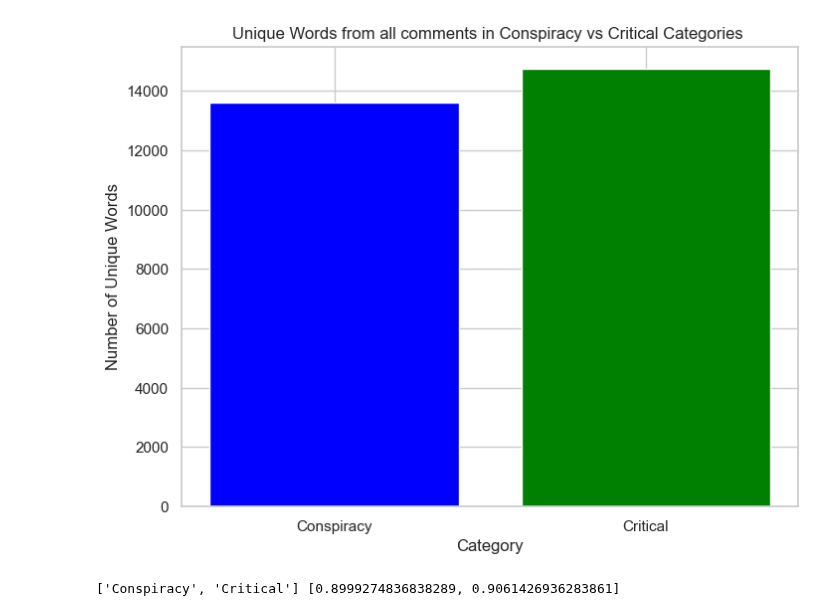
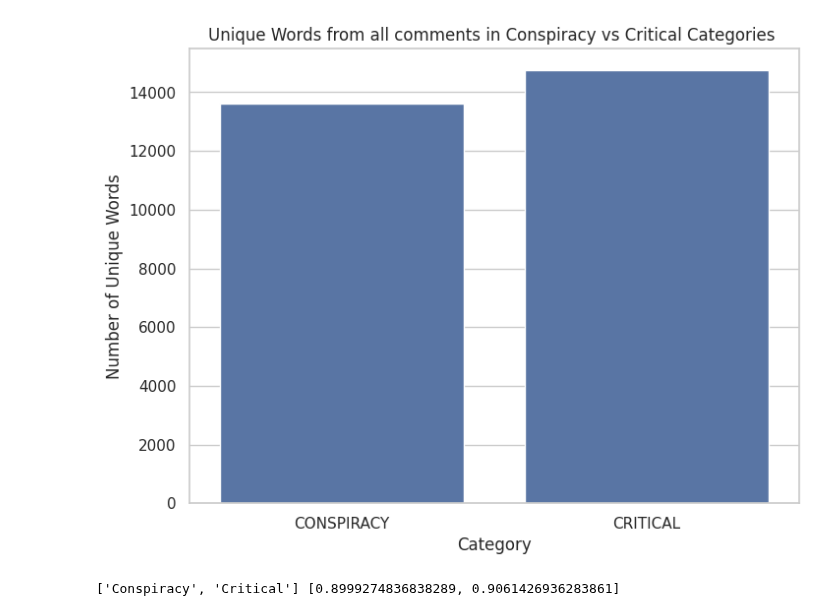
Before and after one commit to erikrubinov/nlp_project, a Jupyter notebook: src/task_1.ipynb, the cells around one changed output. Saved outputs shown, nothing was run; the diff lists cells and outputs as text; code cells hidden in the pictures.

Commit message:
start with re-work task 1, add saved figures

```diff
--- a/src/task_1.ipynb
+++ b/src/task_1.ipynb
@@ -83,9 +83,6 @@ def categorize_length(length):
         return '801-900'
     else:
         return '901+'  # Adjusted to correctly include all longer comments
-
-# Read JSON data
-data = json.loads(open("Oppositional_thinking_analysis_dataset.json").read())
 
 CONSPIRACY = []
 CRITICAL = []
@@ -112,15 +109,18 @@ for category, occurrences in zip(categories, [occurrences_CONSPIRACY, occurrence
         })
 
 df = pd.DataFrame(results)
+# order df by "Interval" in alphabetical order
+df = df.sort_values(by='Interval')
 
 sns.set(style="whitegrid")
 plt.figure(figsize=(14, 7))
-sns.barplot(x='Interval', y='Percentage', hue='Category', data=df, palette='viridis')
+sns.barplot(x='Interval', y='Percentage', hue='Category', data=df)
 
 plt.title('Comparison of Text Length Distribution Between CONSPIRACY and CRITICAL Categories')
 plt.xlabel('Length Interval')
 plt.ylabel('Percentage of Comments')
 plt.legend(title='Category')
-
+# save to reports/figures
+plt.savefig("../reports/figures/01/length_distribution.png")
 plt.show()
 # %% [output]
@@ -128,6 +130,5 @@ plt.show()
 # %%
 def get_vocabulary_richness(text:str) -> int:
-
     # Lowercasing
     text = text.lower()
 
@@ -136,37 +137,41 @@ def get_vocabulary_richness(text:str) -> int:
 
     # Removing stop words
     stop_words = set(stopwords.words('english'))
     filtered_tokens = [word for word in tokens if word not in stop_words]
 
     # Lemmatization
     lemmatizer = WordNetLemmatizer()
     lemmatized_tokens = [lemmatizer.lemmatize(word) for word in filtered_tokens]
 
     return (lemmatized_tokens)
 
 
 CONSPIRACY = []
 CRITICAL = []
 for comment in data:
     if comment["category"] == "CONSPIRACY":
         CONSPIRACY = CONSPIRACY + get_vocabulary_richness(comment["text"])
     else:
         CRITICAL = CRITICAL + get_vocabulary_richness(comment["text"])
 unique_words_CONSPIRACY = set(CONSPIRACY)
 unique_words_CRITICAL = set(CRITICAL)
 
-categories = ['Conspiracy', 'Critical']
-unique_words_counts = [len(unique_words_CONSPIRACY), len(unique_words_CRITICAL)]
+df = pd.DataFrame({
+    'Category': ['CONSPIRACY', 'CRITICAL'],
+    'Unique Words': [len(unique_words_CONSPIRACY), len(unique_words_CRITICAL)]
+})
 
 # Create bar chart
 plt.figure(figsize=(8, 6))
-plt.bar(categories, unique_words_counts, color=['blue', 'green'])
+sns.barplot(x='Category', y='Unique Words', data=df)
 plt.xlabel('Category')
 plt.ylabel('Number of Unique Words')
 plt.title('Unique Words from all comments in Conspiracy vs Critical Categories ')
+# save fig
+plt.savefig("../reports/figures/01/unique_words.png")
 plt.show()
 # %% [output]
-[figure, old version]
+[figure, new version]
 # %%
 bad_words = json.loads(open("bad_words.json").read())
 CONSPIRACY_bad_word_counter = 0
```
Also changed, not shown: parts of 7 cells of this notebook, 3 other files.
